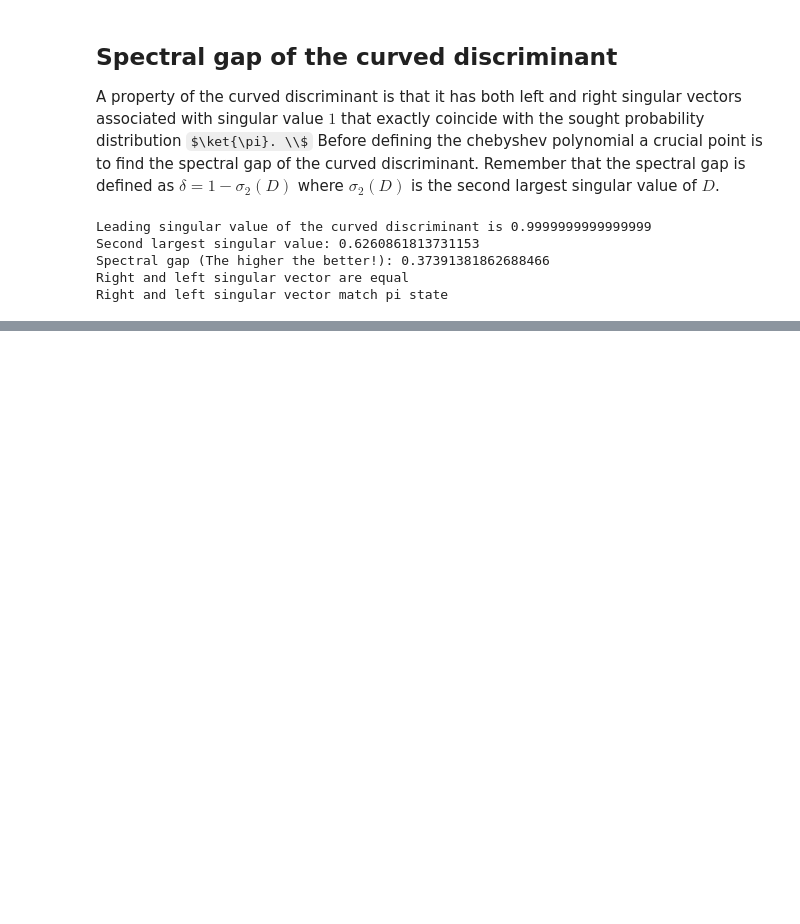
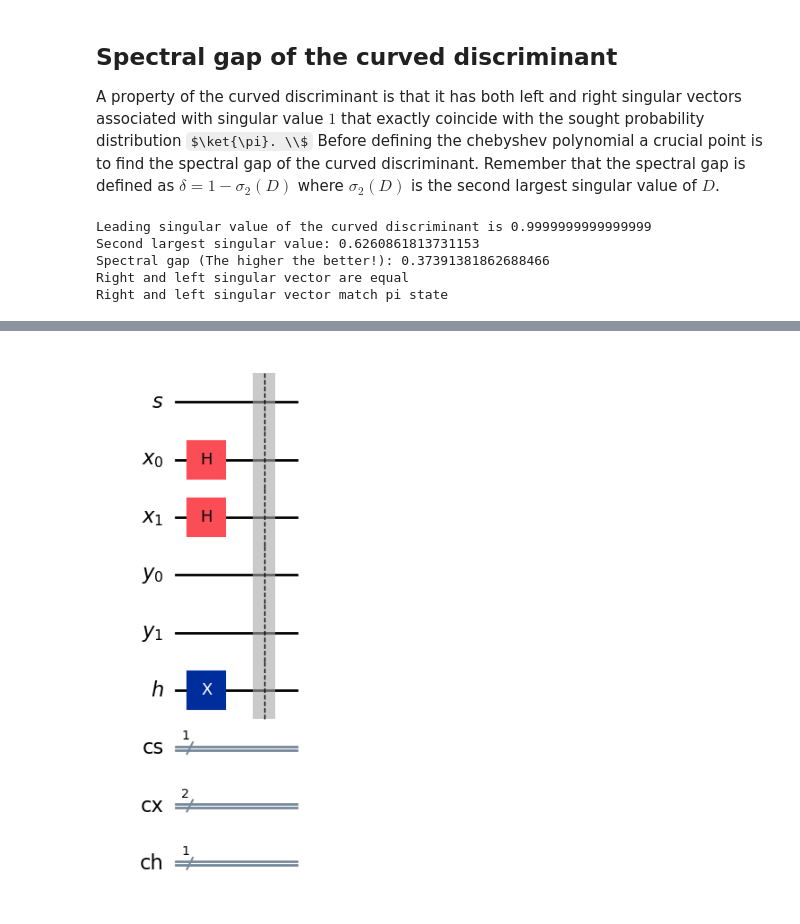
Before and after one commit to frafino/Quantum-Speedup-for-Nonreversible-Markov-Chains, a Jupyter notebook: non_reversible_toy_chain.ipynb, the cells around one changed output, grey strips where cells are left out. Saved outputs shown, nothing was run; the diff lists cells and outputs as text; code cells hidden in the pictures; some formulas as TeX source; blank space fills up the shorter version.

```diff
--- a/non_reversible_toy_chain.ipynb
+++ b/non_reversible_toy_chain.ipynb
@@ -241,0 +451,12 @@ We now define the polynomial that will be applied in GQSP to $W$
+# %%
+# Initialization
+
+qc.h(qx[0])
+qc.h(qx[1])
+
+qc.x(qh[0])
+
+qc.barrier()
+qc.draw("mpl")
+# %% [output]
+[figure, added]
```
Also changed, not shown: parts of 28 cells of this notebook.
